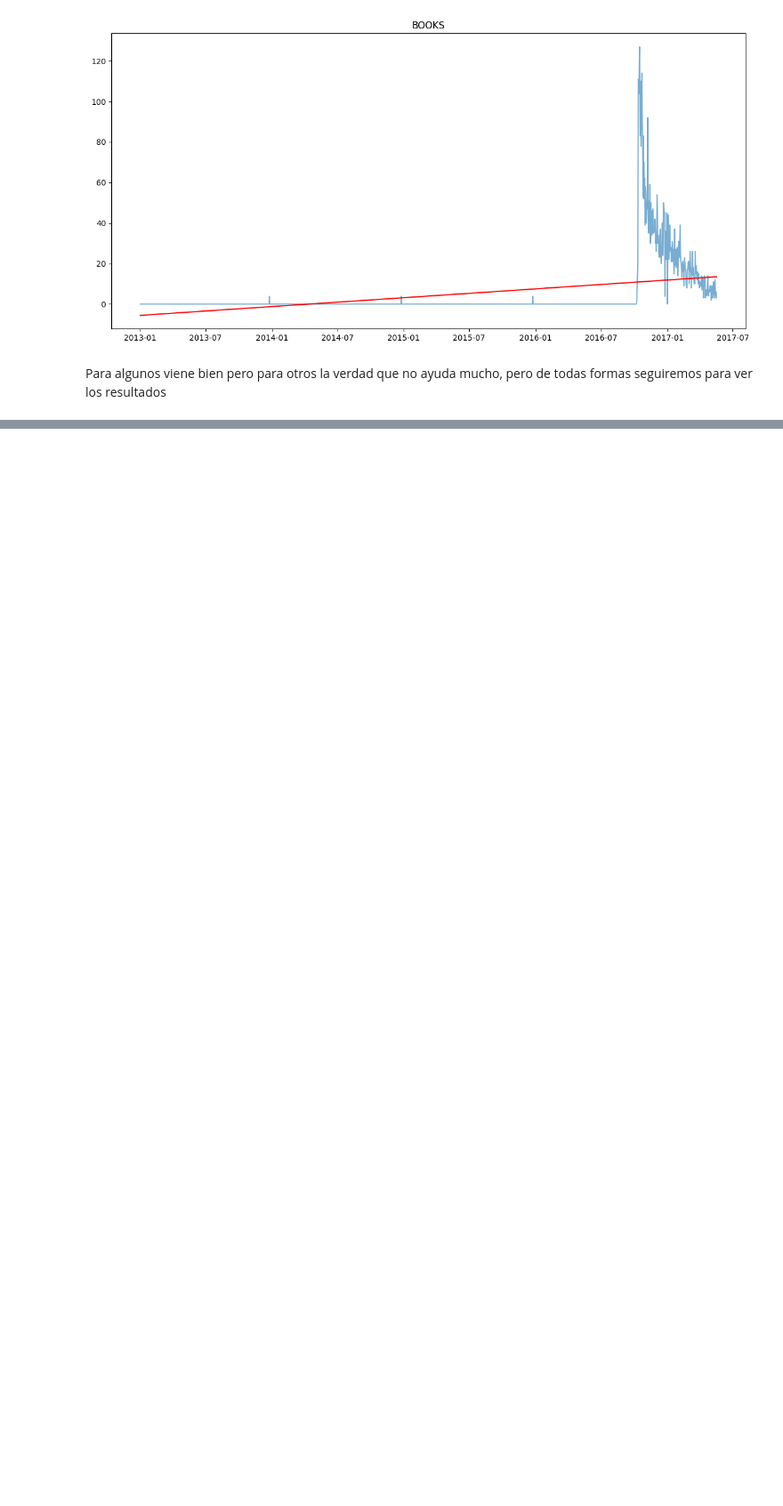
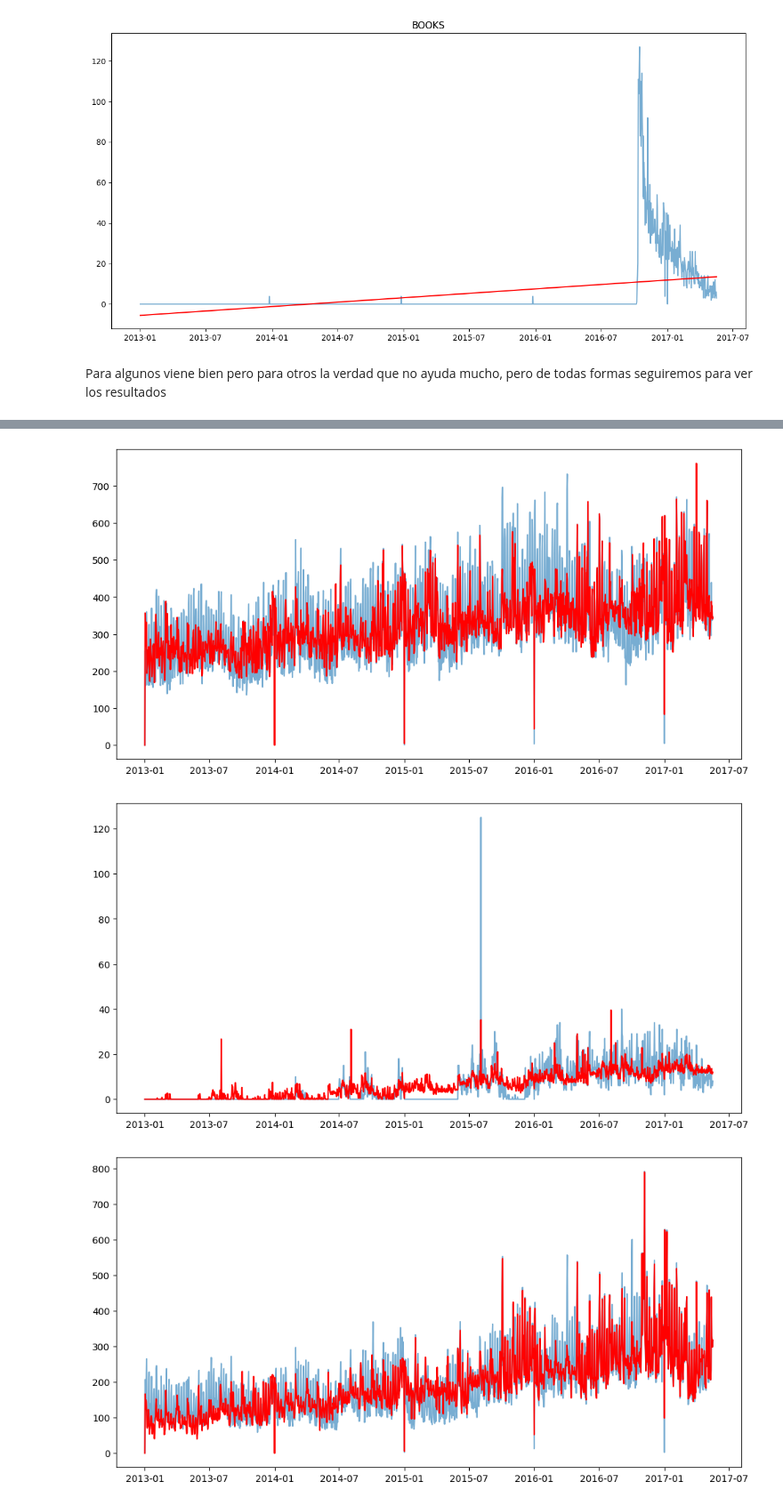
Before and after one commit to Felisuco092/Store_Sales_Time_Series_Forecasting, a Jupyter notebook: notebooks/03_model_experiments.ipynb, the cells around one changed output, grey strips where cells are left out. Shown at 89% size. Drawn from its saved outputs; the diff is of its cells as text; code cells hidden in the pictures; blank space fills up the shorter version.

Commit message:
feat: XGBoost models trained

```diff
--- a/notebooks/03_model_experiments.ipynb
+++ b/notebooks/03_model_experiments.ipynb
@@ -21,8 +22,8 @@ dataframes = {}
 
 for family in families:
     print(family)
-    df_train = pd.read_csv(f'../data/processed/LinearandXGBoost/Linear/train/{family}_train.csv', parse_dates=['date'], index_col='date')
-    df_test = pd.read_csv(f'../data/processed/LinearandXGBoost/Linear/test/{family}_test.csv', parse_dates=['date'], index_col='date')
+    df_train = pd.read_csv(f'../data/processed/LinearandXGBoost/train/{family}_train.csv', parse_dates=['date'], index_col='date')
+    df_test = pd.read_csv(f'../data/processed/LinearandXGBoost/test/{family}_test.csv', parse_dates=['date'], index_col='date')
     dataframes[family] = (df_train, df_test)
 # %% [output]
 AUTOMOTIVE
@@ -110,3 +111,15 @@ for family, data in list(dataframes.items())[:NUM_FAMILIES]:
 [figure]
 # %% [markdown]
 Para algunos viene bien pero para otros la verdad que no ayuda mucho, pero de todas formas seguiremos para ver los resultados
+# %%
+models_XGBoost = {}
+
+for family, (train_df, test_df) in dataframes.items():
+    # Entrenamos el modelo de regresión lineal
+    model = XGBRegressor()
+    train_df_xgb = train_df[['Month', 'Day', 'onpromotion']]
+    target_without_trend = train_df['sales'] - models[family].predict(train_df[['days_since_start']])
+    model.fit(train_df_xgb, target_without_trend)
+
+    # Guardamos el modelo entrenado en el diccionario
+    models_XGBoost[family] = model
@@ -112,0 +128,20 @@ Para algunos viene bien pero para otros la verdad que no ayuda mucho, pero de to
+# %%
+NUM_FAMILIES = 5 #Variable que puedes cambiar para ver más o menos familias en el gráfico
+for family, (train_df,test_df) in list(dataframes.items())[:NUM_FAMILIES]:
+    fig , ax = plt.subplots(figsize=(12, 6))
+    #Predicción de la tendencia con el modelo de regresión lineal
+    trend = models[family].predict(train_df[['days_since_start']])
+    #Predicción de la estacionalidad con el modelo de XGBoost
+    seasonality = models_XGBoost[family].predict(train_df[['Month', 'Day', 'onpromotion']])
+    #Suma de la tendencia y la estacionalidad para obtener la predicción final
+    prediction = trend + seasonality
+
+    #Ponemos 0 a los valores negativos de la predicción ya que no puede haber ventas negativas
+    prediction[prediction < 0] = 0
+
+    ax.plot(train_df.index, train_df["sales"], label="Train", alpha=0.6)
+    ax.plot(train_df.index, prediction, label='Prediction', color='red')
+# %% [output]
+[figure, added]
+[figure, added]
+[figure, added]
```
Also changed, not shown: parts of 5 cells of this notebook.
